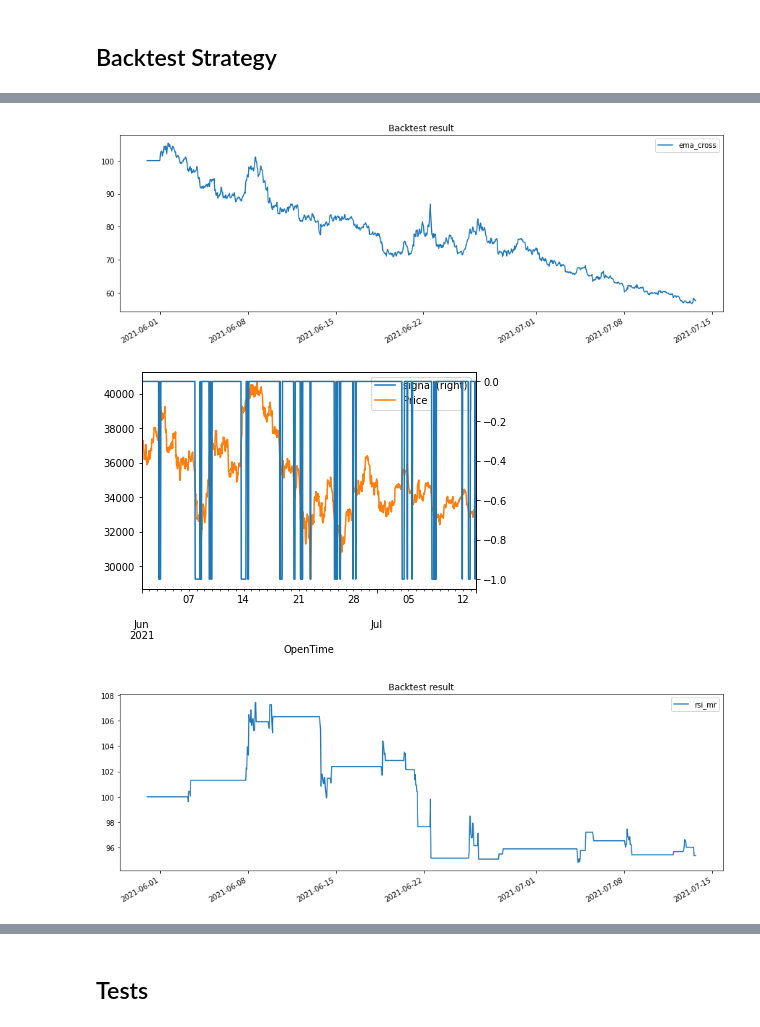
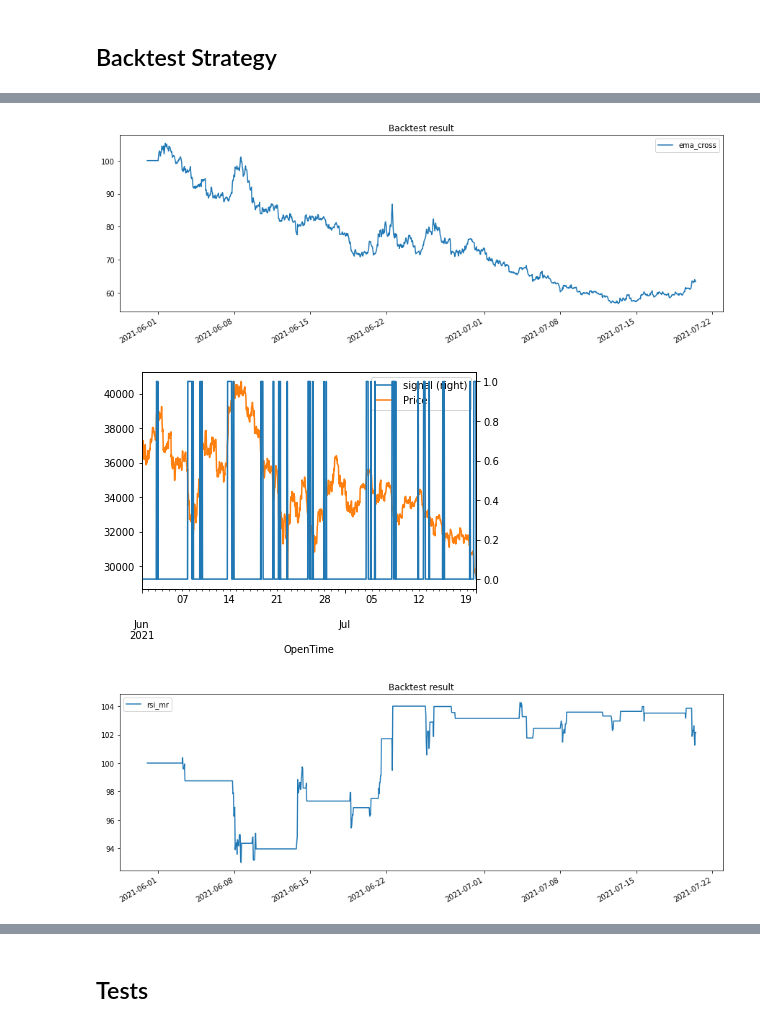
Before and after one commit to evandroagnes/cryptocurrencies-trading, a Jupyter notebook: cryptocurrencies_analysis.ipynb, the cells around one changed output, grey strips where cells are left out. Drawn from its saved outputs; the diff is of its cells as text; code cells hidden in the pictures.

```diff
--- a/cryptocurrencies_analysis.ipynb
+++ b/cryptocurrencies_analysis.ipynb
@@ -25,7 +30,7 @@ pair = 'BTCUSDT'
 from trade_utils import initialize_ohlc_df
 
 try:
-    df = pd.read_csv('data/' + pair + '-' + interval + '-binance.csv')
+    df = pd.read_csv('data/' + pair + '-' + interval + '-binance-all.csv')
     df['OpenTime'] = pd.to_datetime(df['OpenTime'])
     df.set_index('OpenTime', inplace=True)
 except FileNotFoundError:
@@ -233,9 +241,9 @@ price_data = data[['ClosePrice']].copy()
 from backtest_utils import get_cross_signal, signal_strategy
 
 signal = get_cross_signal(data[['SMA50']].copy(), data[['SMA200']].copy())
-bt_backtest = signal_strategy(price_data.copy(), signal, 'sma_cross')
+bt_sma_cross = signal_strategy(price_data.copy(), signal, 'sma_cross')
 
-bt_result = bt.run(bt_backtest)
+bt_result = bt.run(bt_sma_cross)
 # Plot the backtest result
 bt_result.plot(title='Backtest result')
 plt.show()
@@ -244,15 +252,15 @@ plt.show()
 # %%
 from backtest_utils import get_cross_signal, signal_strategy
 
 signal = get_cross_signal(data[['EMA50']].copy(), data[['EMA200']].copy())
-bt_backtest = signal_strategy(price_data.copy(), signal, 'ema_cross')
+bt_ema_cross = signal_strategy(price_data.copy(), signal, 'ema_cross')
 
-bt_result = bt.run(bt_backtest)
+bt_result = bt.run(bt_ema_cross)
 # Plot the backtest result
 bt_result.plot(title='Backtest result')
 plt.show()
 # %% [output]
-[figure, old version]
+[figure, new version]
 # %%
 from backtest_utils import get_rsi_signal, signal_strategy
 
@@ -264,7 +272,7 @@ combined_df.columns = ['signal', 'Price']
 combined_df.plot(secondary_y=['signal'])
 plt.show()
 # %% [output]
-[figure, old version]
+[figure, new version]
 # %%
 bt_rsi = signal_strategy(price_data.copy(), signal, 'rsi_mr')
 
@@ -273,4 +281,4 @@ bt_result = bt.run(bt_rsi)
 bt_result.plot(title='Backtest result')
 plt.show()
 # %% [output]
-[figure, old version]
+[figure, new version]
```
Also changed, not shown: parts of 34 cells of this notebook, 1 other file.
